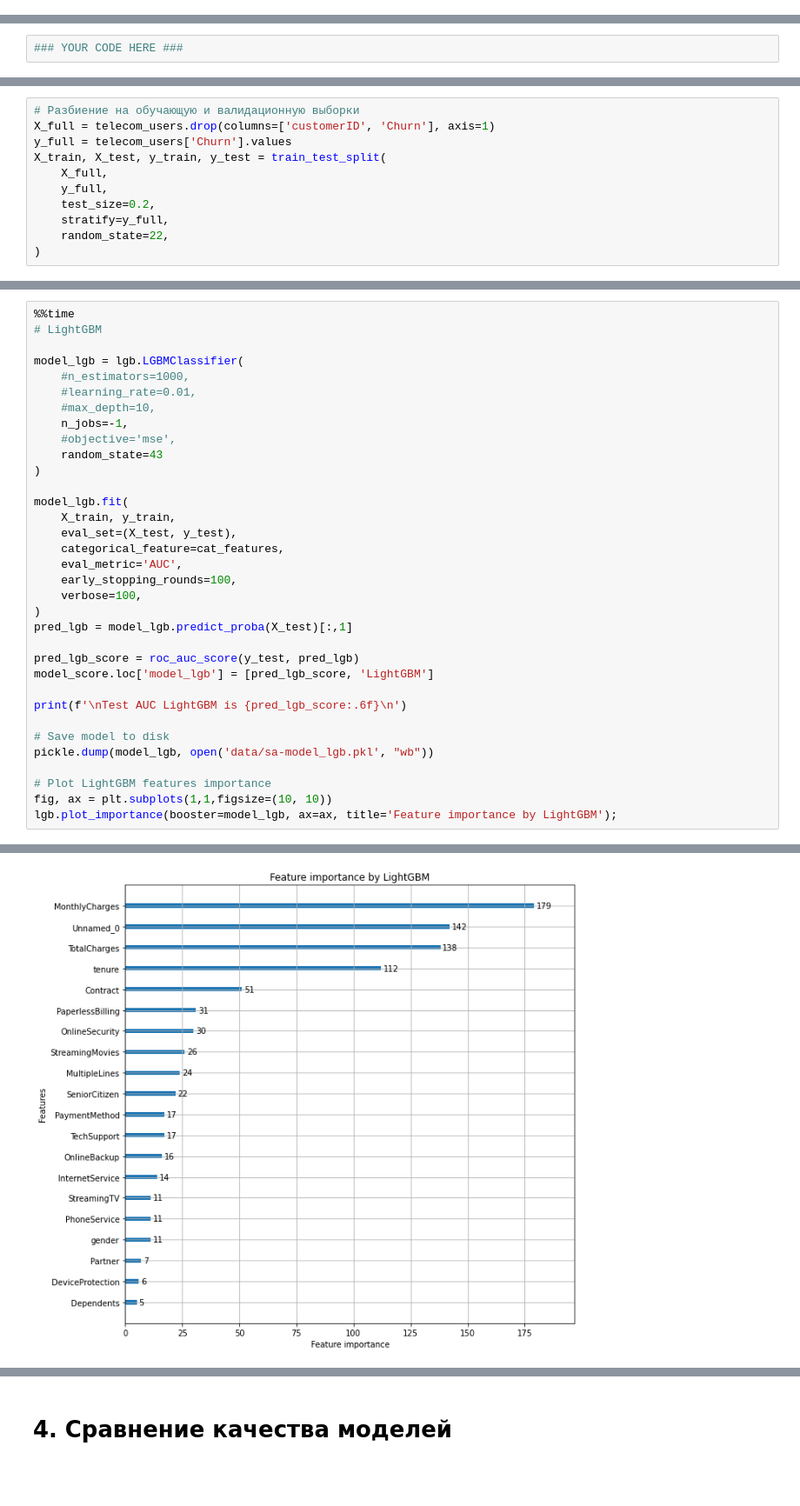
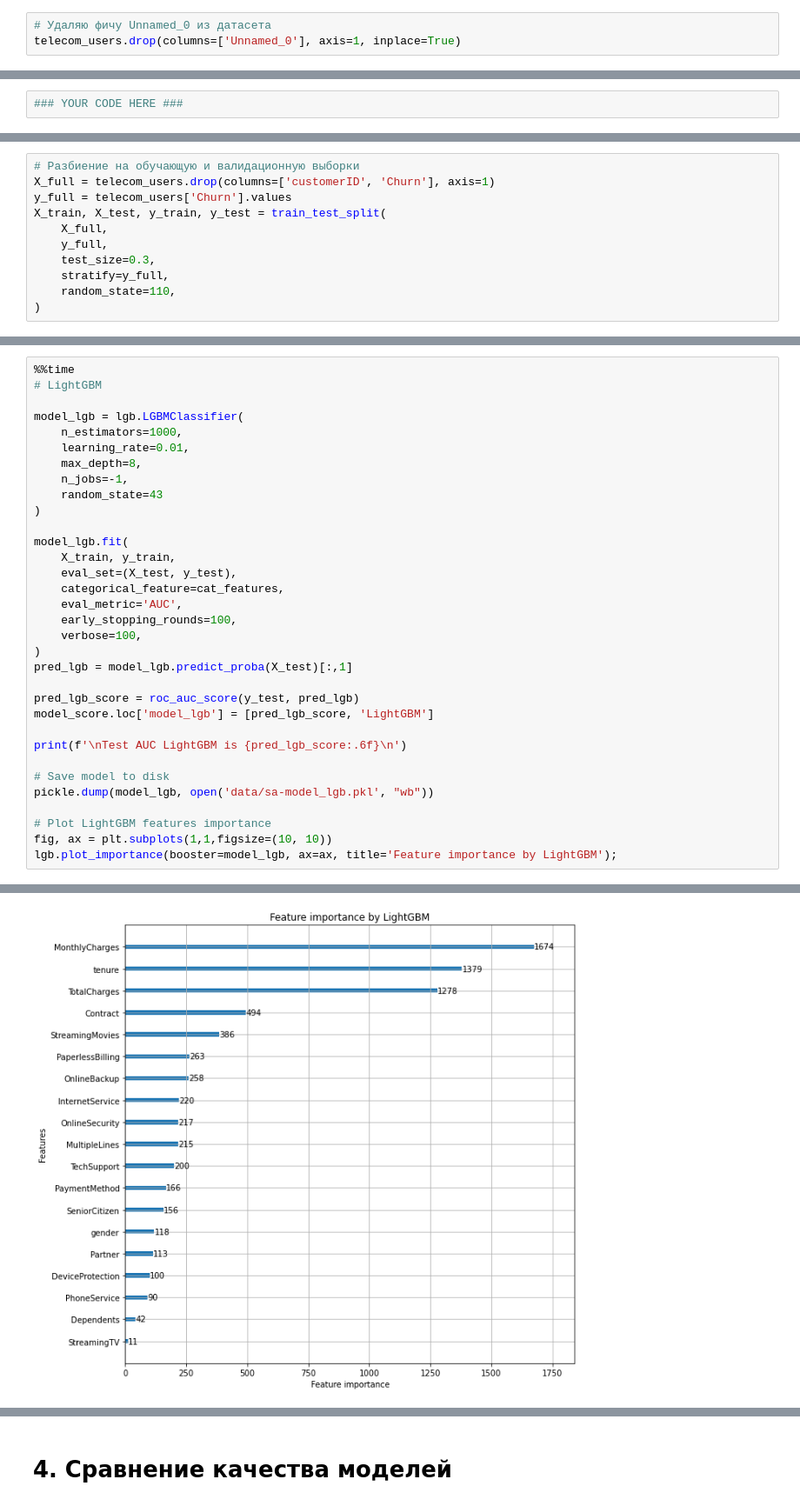
Before and after one commit to ddmitry80/ds_coursework_ml_beginner, a Jupyter notebook: Coursework_ML.ipynb, the cells around one changed output, grey strips where cells are left out. Shown at 87% size. Drawn from its saved outputs; the diff is of its cells as text; blank space fills up the shorter version.

```diff
--- a/Coursework_ML.ipynb
+++ b/Coursework_ML.ipynb
@@ -330,0 +320,3 @@ sns.catplot(x="sex", y="survived", hue="class", kind="bar", data=titanic)
+# %%
+# Удаляю фичу Unnamed_0 из датасета
+telecom_users.drop(columns=['Unnamed_0'], axis=1, inplace=True)
@@ -370,9 +371,9 @@ y_full = telecom_users['Churn'].values
 X_train, X_test, y_train, y_test = train_test_split(
     X_full,
     y_full,
-    test_size=0.2,
+    test_size=0.3,
     stratify=y_full,
-    random_state=22,
+    random_state=110,
 )
 # %%
 X_train
@@ -399,11 +400,10 @@ array([1, 1, 0, ..., 0, 0, 1], dtype=int32)
 # LightGBM
 
 model_lgb = lgb.LGBMClassifier(
-    #n_estimators=1000,
-    #learning_rate=0.01,
-    #max_depth=10,
+    n_estimators=1000,
+    learning_rate=0.01,
+    max_depth=8,
     n_jobs=-1,
-    #objective='mse',
     random_state=43
 )
 
@@ -443,5 +446,5 @@ New categorical_feature is ['Contract', 'Dependents', 'DeviceProtection', 'Inter
 <AxesSubplot:title={'center':'Feature importance by LightGBM'}, xlabel='Feature importance', ylabel='Features'>
-[figure, old version]
+[figure, new version]
 # %%
 # CatBoost
 
```
Also changed, not shown: parts of 51 cells of this notebook.
